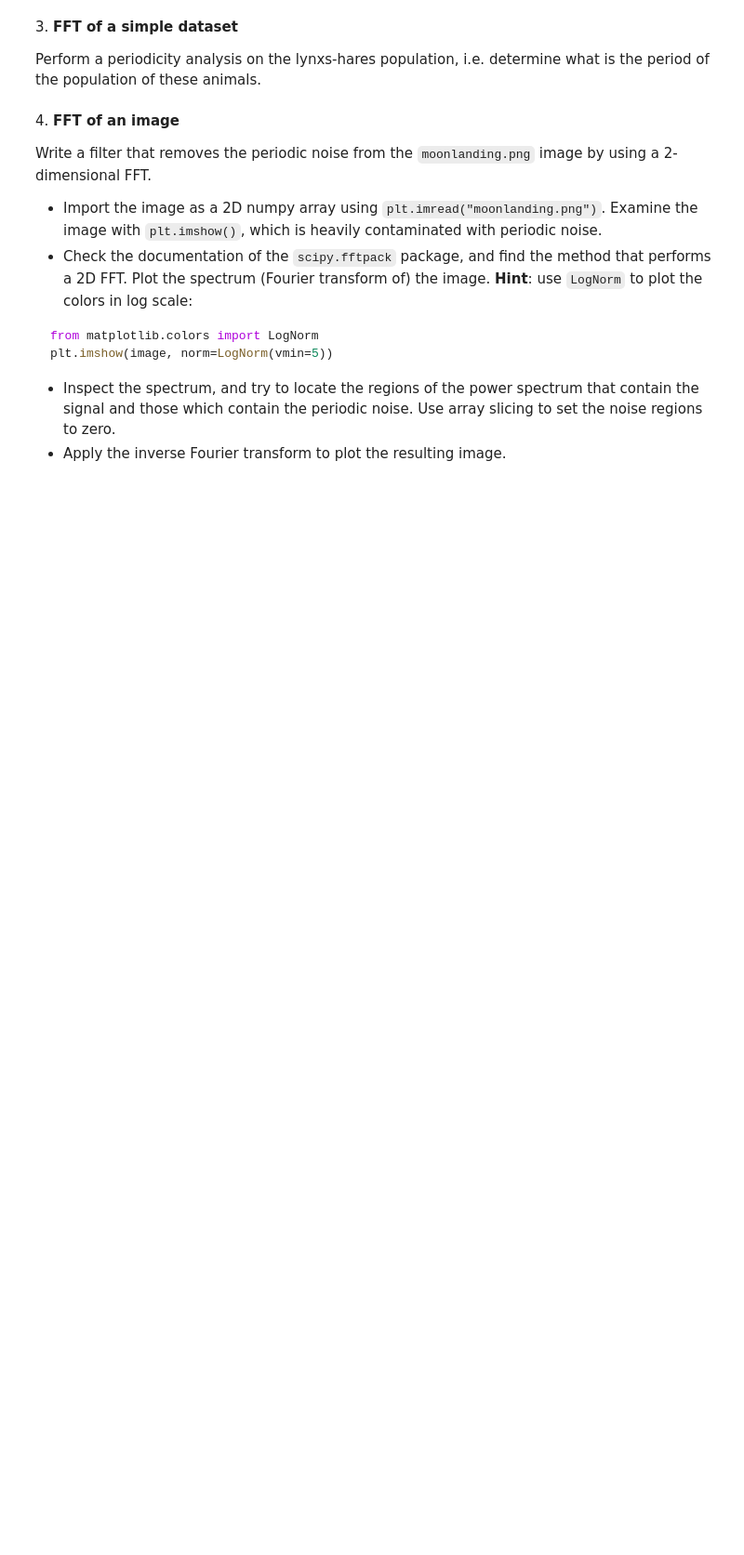
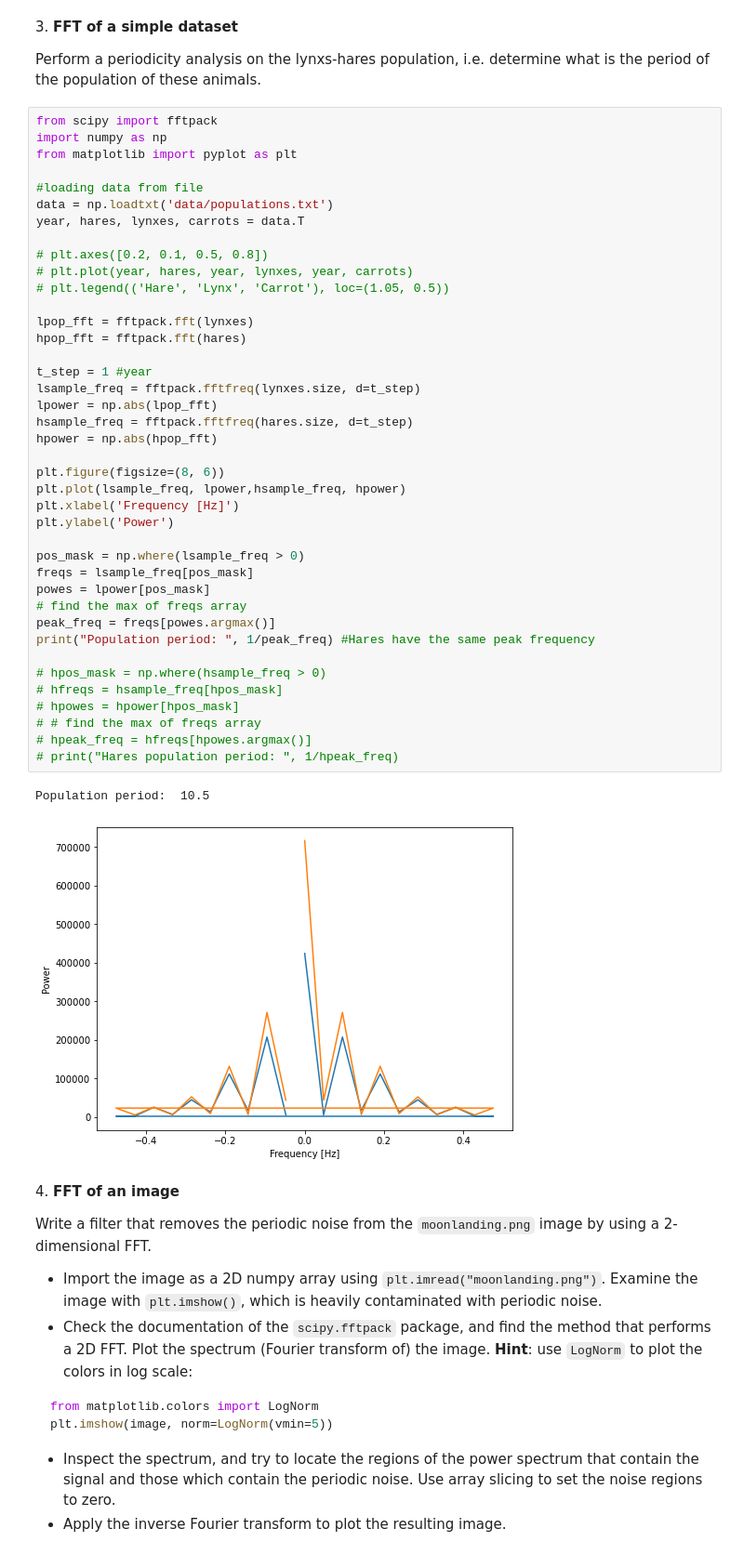
Before and after one commit to zucchett/HighLevelProgramming2021, a Jupyter notebook: 09ex_algorithms.ipynb, the cells around one changed output. Shown at 93% size. Saved outputs shown, nothing was run; the diff lists cells and outputs as text; blank space fills up the shorter version.

```diff
--- a/09ex_algorithms.ipynb
+++ b/09ex_algorithms.ipynb
@@ -124,6 +124,49 @@ plt.show()
 3\. **FFT of a simple dataset**
 
 Perform a periodicity analysis on the lynxs-hares population, i.e. determine what is the period of the population of these animals.
+# %%
+from scipy import fftpack
+import numpy as np
+from matplotlib import pyplot as plt
+
+#loading data from file
+data = np.loadtxt('data/populations.txt')
+year, hares, lynxes, carrots = data.T
+
+# plt.axes([0.2, 0.1, 0.5, 0.8])
+# plt.plot(year, hares, year, lynxes, year, carrots)
+# plt.legend(('Hare', 'Lynx', 'Carrot'), loc=(1.05, 0.5))
+
+lpop_fft = fftpack.fft(lynxes)
+hpop_fft = fftpack.fft(hares)
+
+t_step = 1 #year
+lsample_freq = fftpack.fftfreq(lynxes.size, d=t_step)
+lpower = np.abs(lpop_fft)
+hsample_freq = fftpack.fftfreq(hares.size, d=t_step)
+hpower = np.abs(hpop_fft)
+
+plt.figure(figsize=(8, 6))
+plt.plot(lsample_freq, lpower,hsample_freq, hpower)
+plt.xlabel('Frequency [Hz]')
+plt.ylabel('Power')
+
+pos_mask = np.where(lsample_freq > 0)
+freqs = lsample_freq[pos_mask]
+powes = lpower[pos_mask]
+# find the max of freqs array
+peak_freq = freqs[powes.argmax()]
+print("Population period: ", 1/peak_freq) #Hares have the same peak frequency
+
+# hpos_mask = np.where(hsample_freq > 0)
+# hfreqs = hsample_freq[hpos_mask]
+# hpowes = hpower[hpos_mask]
+# # find the max of freqs array
+# hpeak_freq = hfreqs[hpowes.argmax()]
+# print("Hares population period: ", 1/hpeak_freq)
+# %% [output]
+Population period:  10.5
+[figure, added]
 # %% [markdown]
 4\. **FFT of an image**
 
```
Also changed, not shown: parts of 4 cells of this notebook, 1 other file.
